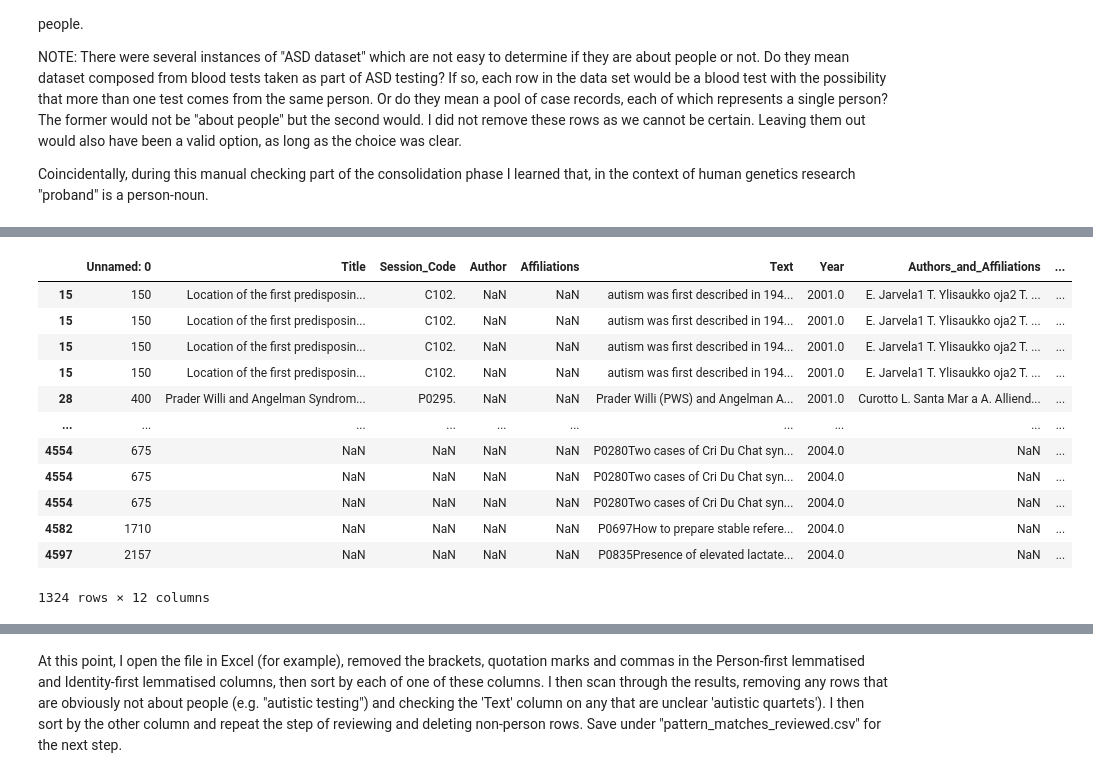
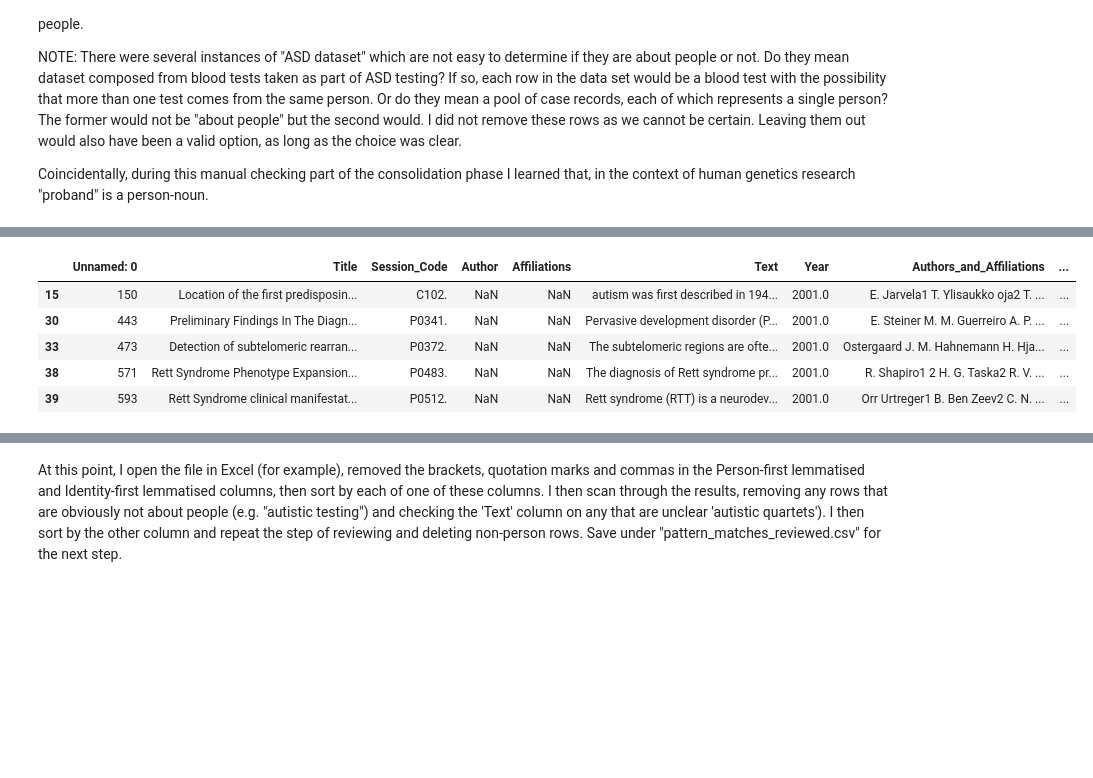
Before and after one commit to UKDataServiceOpen/Person_Identy_First_Language, a Jupyter notebook: 2023_Second_analysis/code/3_Pattern_matching.ipynb, the cells around one changed output, grey strips where cells are left out. Cells and saved outputs as stored; diff of their text form; code cells hidden in the pictures; blank space fills up the shorter version.

Commit message:
JK re-reviewing the matched patterns

```diff
--- a/2023_Second_analysis/code/3_Pattern_matching.ipynb
+++ b/2023_Second_analysis/code/3_Pattern_matching.ipynb
@@ -306,19 +306,12 @@ len(matched_patterns)                                          # check the lengt
 # %%
-matched_patterns                                               # have a look at them
+matched_patterns.head(5)                                               # have a look at them
 # %% [output]
 |  | Unnamed: 0 | Title | Session_Code | Author | Affiliations | Text | Year | Authors_and_Affiliations | ... |
 | 15 | 150 | Location of the first predisposin... | C102. | NaN | NaN | autism was first described in 194... | 2001.0 | E. Jarvela1 T. Ylisaukko oja2 T. ... | ... |
-| 15 | 150 | Location of the first predisposin... | C102. | NaN | NaN | autism was first described in 194... | 2001.0 | E. Jarvela1 T. Ylisaukko oja2 T. ... | ... |
-| 15 | 150 | Location of the first predisposin... | C102. | NaN | NaN | autism was first described in 194... | 2001.0 | E. Jarvela1 T. Ylisaukko oja2 T. ... | ... |
-| 15 | 150 | Location of the first predisposin... | C102. | NaN | NaN | autism was first described in 194... | 2001.0 | E. Jarvela1 T. Ylisaukko oja2 T. ... | ... |
-| 28 | 400 | Prader Willi and Angelman Syndrom... | P0295. | NaN | NaN | Prader Willi (PWS) and Angelman A... | 2001.0 | Curotto L. Santa Mar a A. Alliend... | ... |
-| ... | ... | ... | ... | ... | ... | ... | ... | ... | ... |
-| 4554 | 675 | NaN | NaN | NaN | NaN | P0280Two cases of Cri Du Chat syn... | 2004.0 | NaN | ... |
-| 4554 | 675 | NaN | NaN | NaN | NaN | P0280Two cases of Cri Du Chat syn... | 2004.0 | NaN | ... |
-| 4554 | 675 | NaN | NaN | NaN | NaN | P0280Two cases of Cri Du Chat syn... | 2004.0 | NaN | ... |
-| 4582 | 1710 | NaN | NaN | NaN | NaN | P0697How to prepare stable refere... | 2004.0 | NaN | ... |
-| 4597 | 2157 | NaN | NaN | NaN | NaN | P0835Presence of elevated lactate... | 2004.0 | NaN | ... |
+| 30 | 443 | Preliminary Findings In The Diagn... | P0341. | NaN | NaN | Pervasive development disorder (P... | 2001.0 | E. Steiner M. M. Guerreiro A. P. ... | ... |
+| 33 | 473 | Detection of subtelomeric rearran... | P0372. | NaN | NaN | The subtelomeric regions are ofte... | 2001.0 | Ostergaard J. M. Hahnemann H. Hja... | ... |
+| 38 | 571 | Rett Syndrome Phenotype Expansion... | P0483. | NaN | NaN | The diagnosis of Rett syndrome pr... | 2001.0 | R. Shapiro1 2 H. G. Taska2 R. V. ... | ... |
+| 39 | 593 | Rett Syndrome clinical manifestat... | P0512. | NaN | NaN | Rett syndrome (RTT) is a neurodev... | 2001.0 | Orr Urtreger1 B. Ben Zeev2 C. N. ... | ... |
-1324 rows × 12 columns
 # %%
 Lem = WordNetLemmatizer()                         # Define a short way to call the WordNetLemmatizer
 
```
Also changed, not shown: parts of 14 cells of this notebook, 2 other files.
